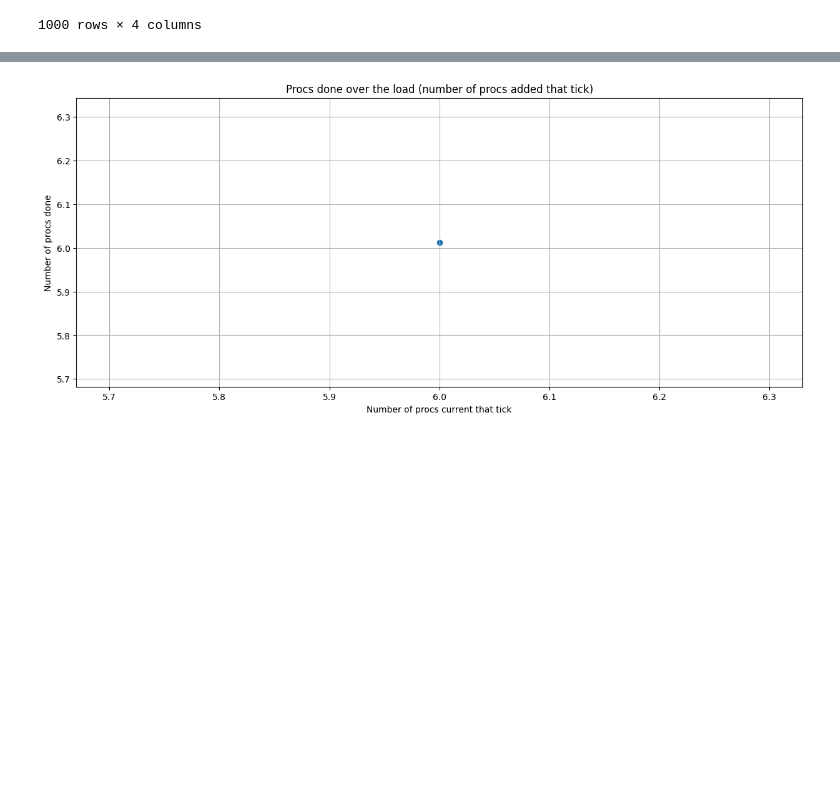
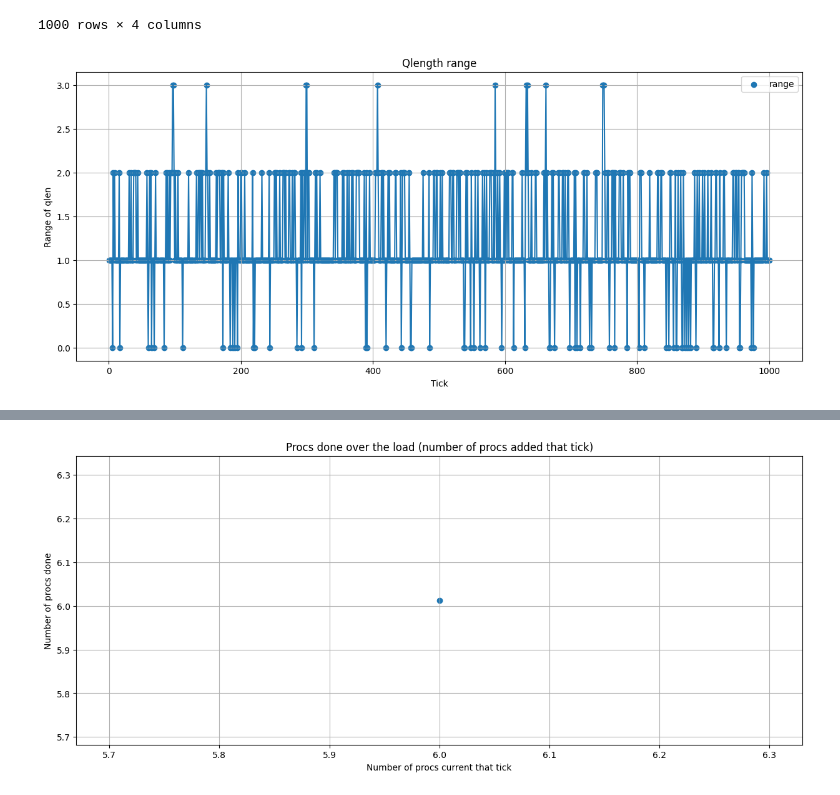
Before and after one commit to hannahmanuela/scheduler-simulator, a Jupyter notebook: results/analyze_output.ipynb, the cells around one changed output, grey strips where cells are left out. Drawn from its saved outputs; the diff is of its cells as text; code cells hidden in the pictures; blank space fills up the shorter version.

```diff
--- a/results/analyze_output.ipynb
+++ b/results/analyze_output.ipynb
@@ -171,23 +161,25 @@ out.sort_values("range", ascending=False).reset_index(drop=True)
 # %%
 # q length
 
 # plot range per tick?
-out = util_metrics.groupby("tick")["qlen"].mean().reset_index()
+out = util_metrics.groupby("tick")["qlen"].agg(['min', 'max', 'mean']).reset_index()
 out['range'] = out['max'] - out['min']
 
 plt.figure(figsize=(15,6))
-plt.scatter(out["tick"], out["range"], label="numProcs")
+plt.scatter(out["tick"], out["range"], label="range")
 plt.plot(out["tick"], out["range"])
 
 # plt.scatter(out["tick"], out["min"], color='lightblue', label="min")
 # plt.plot(out["tick"], out["min"], color='lightblue')
 
 # plt.scatter(out["tick"], out["max"], color='darkblue', label="max")
 # plt.plot(out["tick"], out["max"], color='darkblue')
 
-plt.title('Pressure over time')
+plt.title('Qlength range')
 plt.xlabel('Tick')
-plt.ylabel('Max-per-core Ratio of Ticks Passed to Sla')
+plt.ylabel('Range of qlen')
 plt.grid(True)
 plt.legend()
 plt.show()
+# %% [output]
+[figure, added]
```
Also changed, not shown: parts of 8 cells of this notebook, 4 other files.
